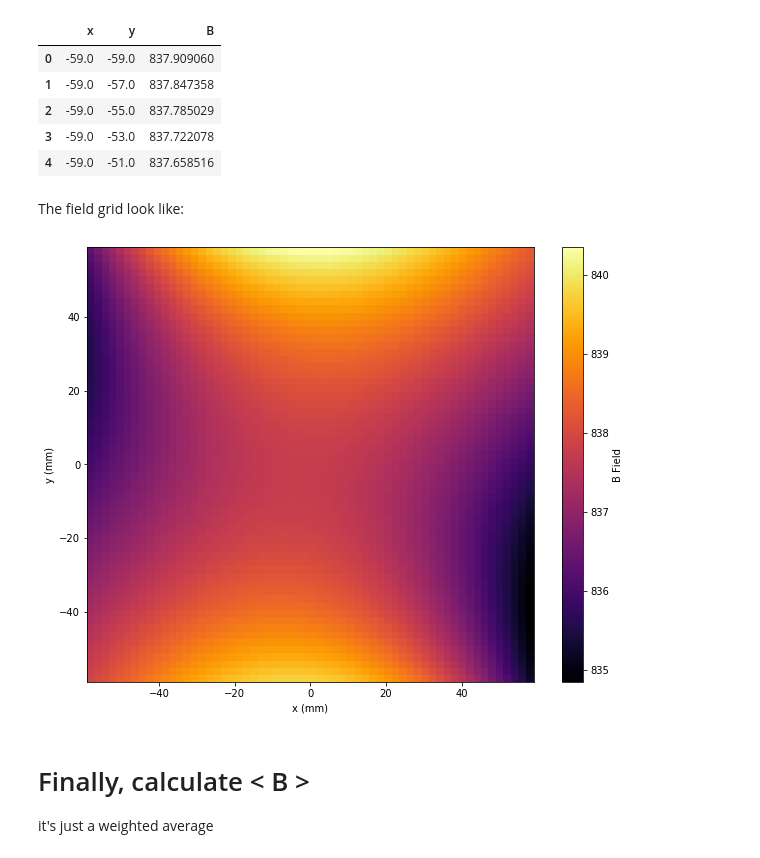
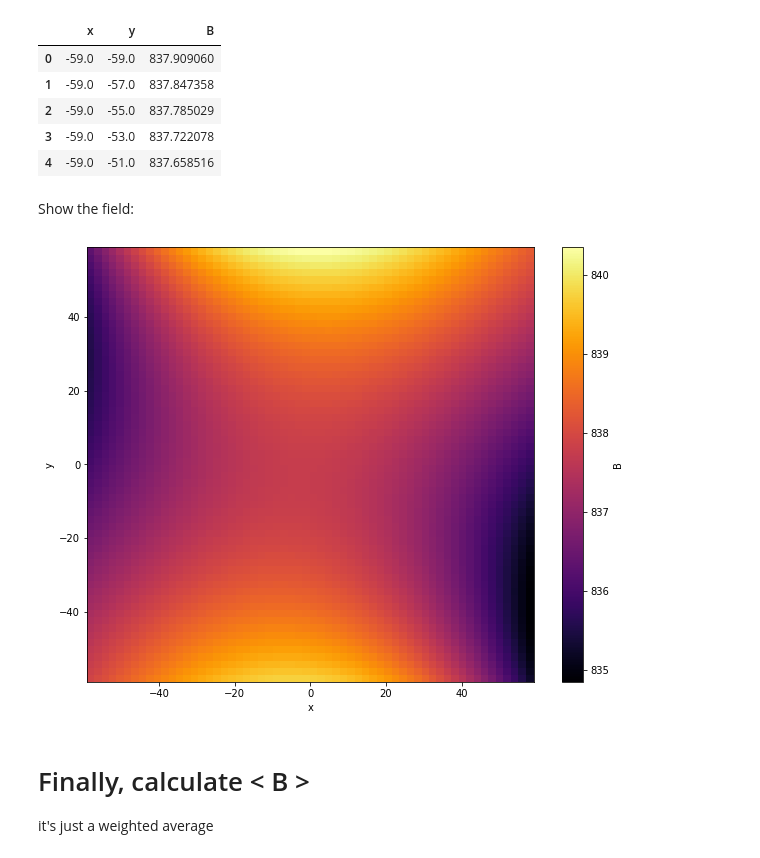
Before and after one commit to jasonbono/MuonConvolution, a Jupyter notebook: grid_tutorial.ipynb, the cells around one changed output. Drawn from its saved outputs; the diff is of its cells as text; code cells hidden in the pictures.

```diff
--- a/grid_tutorial.ipynb
+++ b/grid_tutorial.ipynb
@@ -109,13 +120,12 @@ df_field_grid.head()
 | 2 | -59.0 | -55.0 | 837.785029 |
 | 3 | -59.0 | -53.0 | 837.722078 |
 | 4 | -59.0 | -51.0 | 837.658516 |
-# %% [markdown]
-The field grid look like:
-# %%
-fig = plot_field(df_field_grid)
-fig
-# %% [output]
-[figure, removed]
+# %% [markdown]
+Show the field:
+# %%
+plot_grid(df=df_field_grid,xvar='x',yvar='y',zvar='B')
+# %% [output]
+[figure, added]
 # %% [markdown]
 # Finally, calculate < B >
 it's just a weighted average
```
Also changed, not shown: parts of 2 cells of this notebook.
